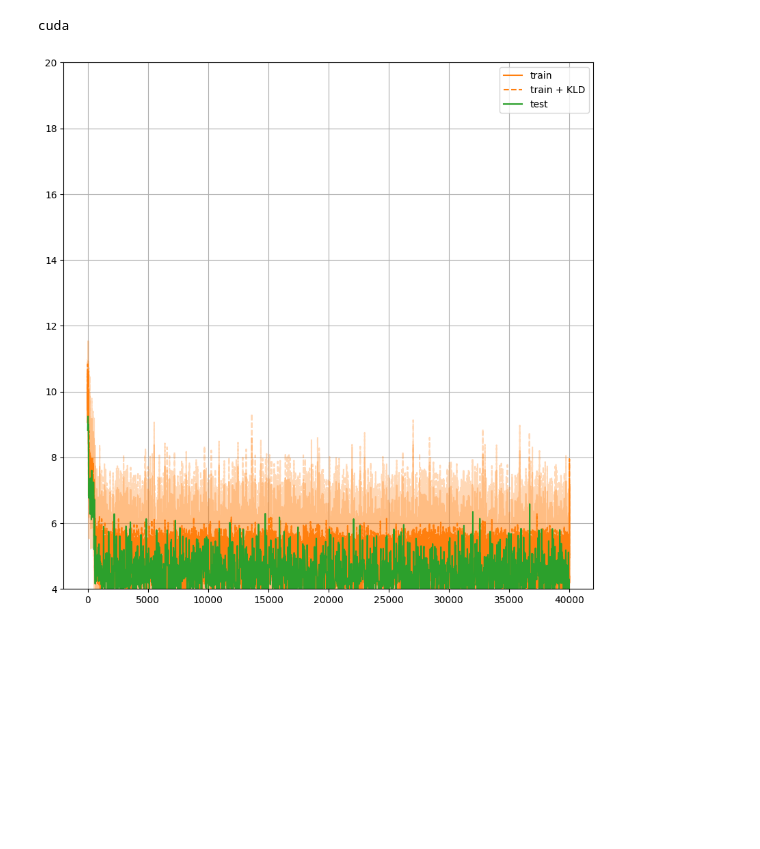
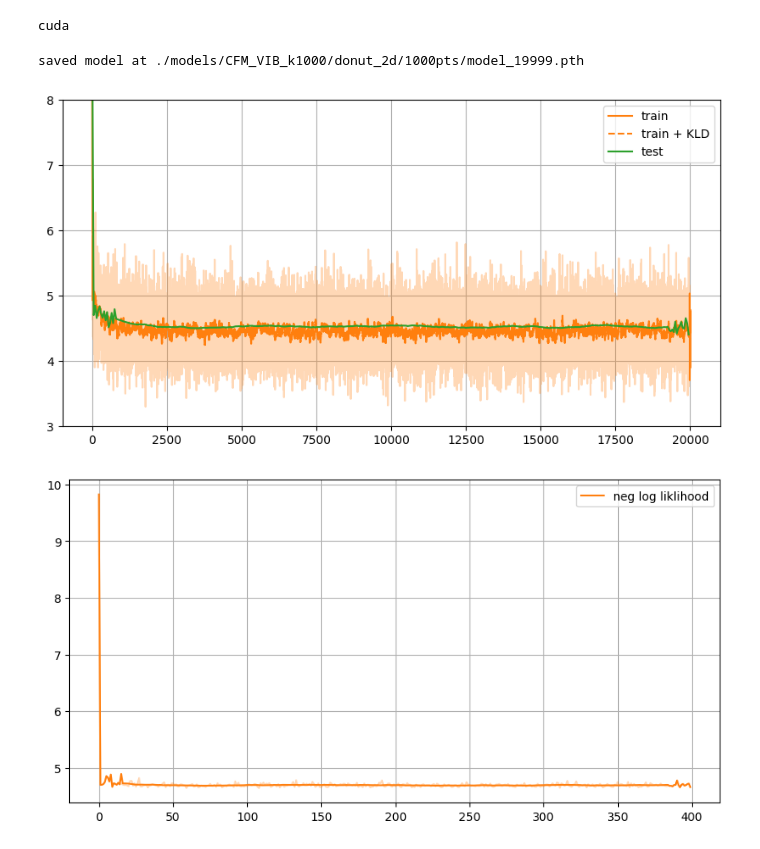
Before and after one commit to sbieringer/Bayesiamplify, a Jupyter notebook: cond_flow_matching.ipynb, the cells around one changed output. Drawn from its saved outputs; the diff is of its cells as text; code cells hidden in the pictures; blank space fills up the shorter version.

```diff
--- a/cond_flow_matching.ipynb
+++ b/cond_flow_matching.ipynb
@@ -66,7 +68,7 @@ from dataloader import *
 
 data_dim = 2 #5
 save_as_try = 0
-n_samples = 100
+n_samples = 1000
 save_dir = mkdir(mkdir(save_dir + f'/donut_{data_dim}d/')+f'{n_samples}pts/')
 
 data_path = './data/'
@@ -75,11 +77,11 @@ donut_args = {'u_mean':0, 'u_sigma':1, 'r_mean':4, 'r_sigma':1}
 sampler = multidim_sampler(data_dim, "donut", save_path = data_path, **donut_args)
 
 full_data = sampler.sample_data(n_samples, save_as_try = save_as_try)
-test_data = sampler.sample_data(n_samples)
+test_data = sampler.sample_data(n_samples*10)
 
-batch_size = n_samples//2
-dataloader = torch.utils.data.DataLoader(full_data, batch_size=batch_size, shuffle=True, num_workers=10)
-dataloader_test = torch.utils.data.DataLoader(test_data, batch_size=batch_size, shuffle=True, num_workers=10)
+batch_size = n_samples//4
+dataloader = torch.utils.data.DataLoader(full_data, batch_size=batch_size, shuffle=True, num_workers=10, pin_memory=True, persistent_workers=True)
+dataloader_test = torch.utils.data.DataLoader(test_data, batch_size=len(test_data), shuffle=True, num_workers=10, pin_memory=True, persistent_workers=True)
 # %%
 ########################
 ### Define the Model ###
@@ -104,9 +135,9 @@ for layer in model.modules():
 
 train = True
 lr = 1e-2
-lr_decay = 0.999
+lr_decay = 0.9995
 
-epochs = 2000 #20000
+epochs = 20000 #20000
 ep_start = 0 #0
 
 if train:
@@ -116,7 +147,7 @@ if train:
     model.train()
 
     if ep_start == 0:
-        loss_hist, loss_hist_KLD, loss_hist_test, loss_hist_test_ep = np.array([]), np.array([]), np.array([]), np.array([])
+        loss_hist, loss_hist_KLD, loss_hist_test, loss_hist_test_ep, nlog_likl_hist = np.array([]), np.array([]), np.array([]), np.array([]), np.array([])
 
     for ep in tqdm(range(ep_start, ep_start+epochs)):
         optim.zero_grad()
@@ -146,14 +177,16 @@ if train:
         loss_hist = np.append(loss_hist, loss_orig.to('cpu').data.numpy())
         loss_hist_KLD = np.append(loss_hist_KLD, kl_loss.to('cpu').data.numpy())
 
-        if ep%20 == 0:
-            loss_test = 0
+        if ep%50 == 0:
+            loss_test, nlog_likl = 0, 0
             for x in dataloader_test:
                 x = x.to(device)
                 loss_test += cfm_loss(x, None)*len(x)
+                nlog_likl -= torch.sum(model.log_prob(x,None))
 
             loss_hist_test = np.append(loss_hist_test, loss_test.to('cpu').data.numpy()/len(dataloader_test.dataset))
             loss_hist_test_ep= np.append(loss_hist_test_ep, ep)
+            nlog_likl_hist = np.append(nlog_likl_hist, nlog_likl.to('cpu').data.numpy()/len(dataloader_test.dataset))
 
         if ep%500 == 0:
             torch.save(model.state_dict(), save_dir + f"model_{ep}.pth")
@@ -166,6 +199,8 @@ if train:
         np.save(f, loss_hist_test)
     with open(save_dir + f'loss_hist_test_ep_{ep}.npy', 'wb') as f:
         np.save(f, loss_hist_test_ep)
+    with open(save_dir + f'nlog_likl_hist_{ep}.npy', 'wb') as f:
+        np.save(f, nlog_likl_hist)
 # # Sampling
 # with torch.no_grad():
 # z = torch.randn(4096, 2)
@@ -192,32 +227,43 @@ else:
         loss_hist_test =  np.load(f)
     with open(save_dir + f'loss_hist_test_ep_{ep}.npy', 'rb') as f:
         loss_hist_test_ep =  np.load(f)
+    with open(save_dir + f'nlog_likl_hist_{ep}.npy', 'rb') as f:
+        nlog_likl_hist =  np.load(f)
 
     model.load_state_dict(torch.load(save_dir + f"model_{ep}.pth"))
     print('loaded model from ' + save_dir + f"model_{ep}.pth")
 
     model.eval()
+# %% [output]
+saved model at ./models/CFM_VIB_k1000/donut_2d/1000pts/model_19999.pth
 # %%
 # Plot loss
-plt.figure(figsize=(10, 10))
+plt.figure(figsize=(10, 5))
 plt.plot(smooth(loss_hist,1), color = 'C1', alpha = 0.3)
-plt.plot(smooth(loss_hist,11), color = 'C1', label = 'train')
+plt.plot(smooth(loss_hist,31), color = 'C1', label = 'train')
 
 plt.plot(smooth(loss_hist+c_factor*loss_hist_KLD,1), color = 'C1', linestyle = '--',alpha = 0.3)
-plt.plot(smooth(loss_hist+c_factor*loss_hist_KLD,11), color = 'C1', linestyle = '--', label = 'train + KLD')
+plt.plot(smooth(loss_hist+c_factor*loss_hist_KLD,31), color = 'C1', linestyle = '--', label = 'train + KLD')
 
-
-plt.plot(loss_hist_test_ep, smooth(loss_hist_test,1), color = 'C2', label = 'test')
+plt.plot(loss_hist_test_ep, smooth(loss_hist_test,31), color = 'C2', label = 'test')
 
 plt.grid()
 plt.legend()
 #plt.xlim(0,12500)
-plt.ylim(4,20)
+plt.ylim(3,8)
 img_outfile = save_dir + f"image_ep{ep}_loss.pdf"
 plt.savefig(img_outfile)
 plt.show()
+
+plt.figure(figsize=(10, 5))
+plt.plot(smooth(nlog_likl_hist,1), color = 'C1', alpha = 0.3)
+plt.plot(smooth(nlog_likl_hist,31), color = 'C1', label = 'neg log liklihood')
+plt.grid()
+plt.legend()
+plt.show()
 # %% [output]
-[figure, old version]
+[figure, new version]
+[figure, added]
 # %%
 print(sum(p.numel() for p in model.parameters()))
 # %% [output]
```
Also changed, not shown: parts of 7 cells of this notebook.
